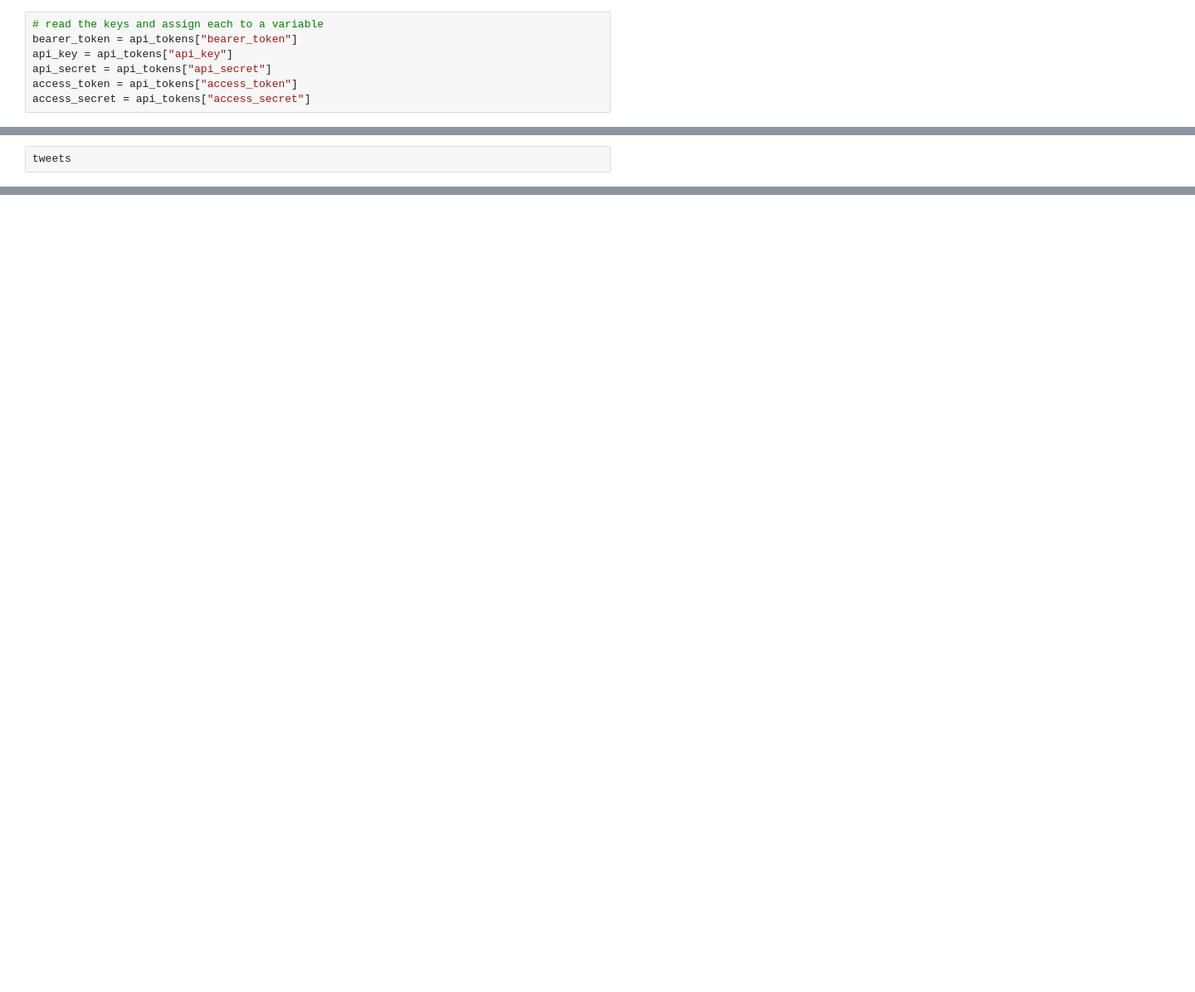
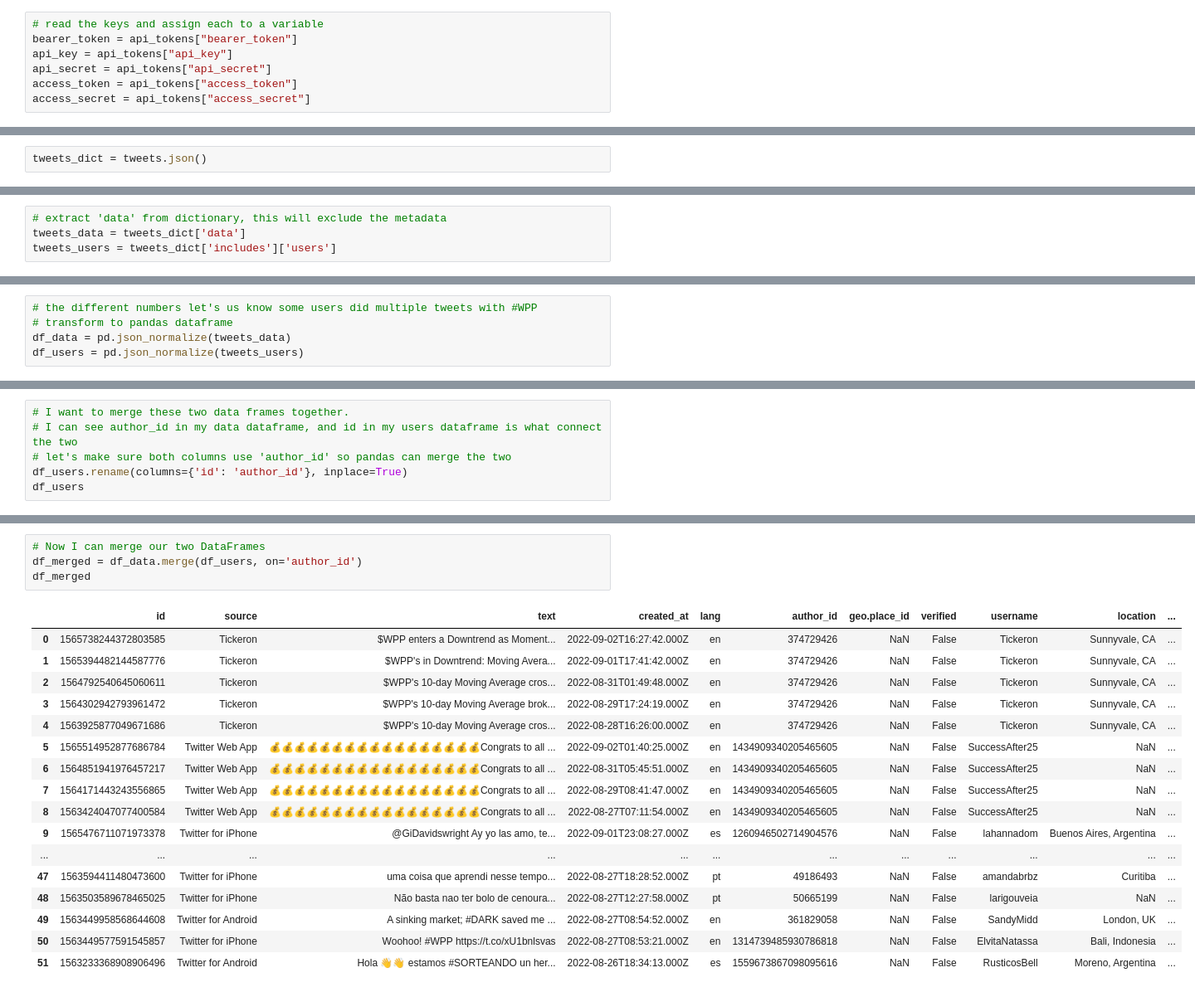
Before and after one commit to katsully/wpp-python-intro, a Jupyter notebook: Class06-BotsPart1/02_TwitterAPI.ipynb, the cells around one changed output, grey strips where cells are left out. Shown at 83% size. Drawn from its saved outputs; the diff is of its cells as text; blank space fills up the shorter version.

```diff
--- a/Class06-BotsPart1/02_TwitterAPI.ipynb
+++ b/Class06-BotsPart1/02_TwitterAPI.ipynb
@@ -43,3 +48,3 @@ tweets = client.search_recent_tweets(
 )
 # %%
-tweets
+tweets_dict = tweets.json()
@@ -63,0 +71,4 @@ tweets
+# %%
+# extract 'data' from dictionary, this will exclude the metadata
+tweets_data = tweets_dict['data']
+tweets_users = tweets_dict['includes']['users']
@@ -63,0 +121,5 @@ tweets
+# %%
+# the different numbers let's us know some users did multiple tweets with #WPP
+# transform to pandas dataframe
+df_data = pd.json_normalize(tweets_data)
+df_users = pd.json_normalize(tweets_users)
@@ -63,0 +166,6 @@ tweets
+# %%
+# I want to merge these two data frames together.
+# I can see author_id in my data dataframe, and id in my users dataframe is what connect the two
+# let's make sure both columns use 'author_id' so pandas can merge the two
+df_users.rename(columns={'id': 'author_id'}, inplace=True)
+df_users
@@ -63,0 +190,22 @@ tweets
+# %%
+# Now I can merge our two DataFrames
+df_merged = df_data.merge(df_users, on='author_id')
+df_merged
+# %% [output]
+|  | id | source | text | created_at | lang | author_id | geo.place_id | verified | username | location | ... |
+| 0 | 1565738244372803585 | Tickeron | $WPP enters a Downtrend as Moment... | 2022-09-02T16:27:42.000Z | en | 374729426 | NaN | False | Tickeron | Sunnyvale, CA | ... |
+| 1 | 1565394482144587776 | Tickeron | $WPP's in Downtrend: Moving Avera... | 2022-09-01T17:41:42.000Z | en | 374729426 | NaN | False | Tickeron | Sunnyvale, CA | ... |
+| 2 | 1564792540645060611 | Tickeron | $WPP's 10-day Moving Average cros... | 2022-08-31T01:49:48.000Z | en | 374729426 | NaN | False | Tickeron | Sunnyvale, CA | ... |
+| 3 | 1564302942793961472 | Tickeron | $WPP's 10-day Moving Average brok... | 2022-08-29T17:24:19.000Z | en | 374729426 | NaN | False | Tickeron | Sunnyvale, CA | ... |
+| 4 | 1563925877049671686 | Tickeron | $WPP's 10-day Moving Average cros... | 2022-08-28T16:26:00.000Z | en | 374729426 | NaN | False | Tickeron | Sunnyvale, CA | ... |
+| 5 | 1565514952877686784 | Twitter Web App | 💰💰💰💰💰💰💰💰💰💰💰💰💰💰💰💰💰Congrats to all ... | 2022-09-02T01:40:25.000Z | en | 1434909340205465605 | NaN | False | SuccessAfter25 | NaN | ... |
+| 6 | 1564851941976457217 | Twitter Web App | 💰💰💰💰💰💰💰💰💰💰💰💰💰💰💰💰💰Congrats to all ... | 2022-08-31T05:45:51.000Z | en | 1434909340205465605 | NaN | False | SuccessAfter25 | NaN | ... |
+| 7 | 1564171443243556865 | Twitter Web App | 💰💰💰💰💰💰💰💰💰💰💰💰💰💰💰💰💰Congrats to all ... | 2022-08-29T08:41:47.000Z | en | 1434909340205465605 | NaN | False | SuccessAfter25 | NaN | ... |
+| 8 | 1563424047077400584 | Twitter Web App | 💰💰💰💰💰💰💰💰💰💰💰💰💰💰💰💰💰Congrats to all ... | 2022-08-27T07:11:54.000Z | en | 1434909340205465605 | NaN | False | SuccessAfter25 | NaN | ... |
+| 9 | 1565476711071973378 | Twitter for iPhone | @GiDavidswright Ay yo las amo, te... | 2022-09-01T23:08:27.000Z | es | 1260946502714904576 | NaN | False | lahannadom | Buenos Aires, Argentina | ... |
+| ... | ... | ... | ... | ... | ... | ... | ... | ... | ... | ... | ... |
+| 47 | 1563594411480473600 | Twitter for iPhone | uma coisa que aprendi nesse tempo... | 2022-08-27T18:28:52.000Z | pt | 49186493 | NaN | False | amandabrbz | Curitiba | ... |
+| 48 | 1563503589678465025 | Twitter for iPhone | Não basta nao ter bolo de cenoura... | 2022-08-27T12:27:58.000Z | pt | 50665199 | NaN | False | larigouveia | NaN | ... |
+| 49 | 1563449958568644608 | Twitter for Android | A sinking market; #DARK saved me ... | 2022-08-27T08:54:52.000Z | en | 361829058 | NaN | False | SandyMidd | London, UK | ... |
+| 50 | 1563449577591545857 | Twitter for iPhone | Woohoo! #WPP https://t.co/xU1bnlsvas | 2022-08-27T08:53:21.000Z | en | 1314739485930786818 | NaN | False | ElvitaNatassa | Bali, Indonesia | ... |
+| 51 | 1563233368908906496 | Twitter for Android | Hola 👋👋 estamos #SORTEANDO un her... | 2022-08-26T18:34:13.000Z | es | 1559673867098095616 | NaN | False | RusticosBell | Moreno, Argentina | ... |
```
Also changed, not shown: parts of 20 cells of this notebook, 2 other files.
